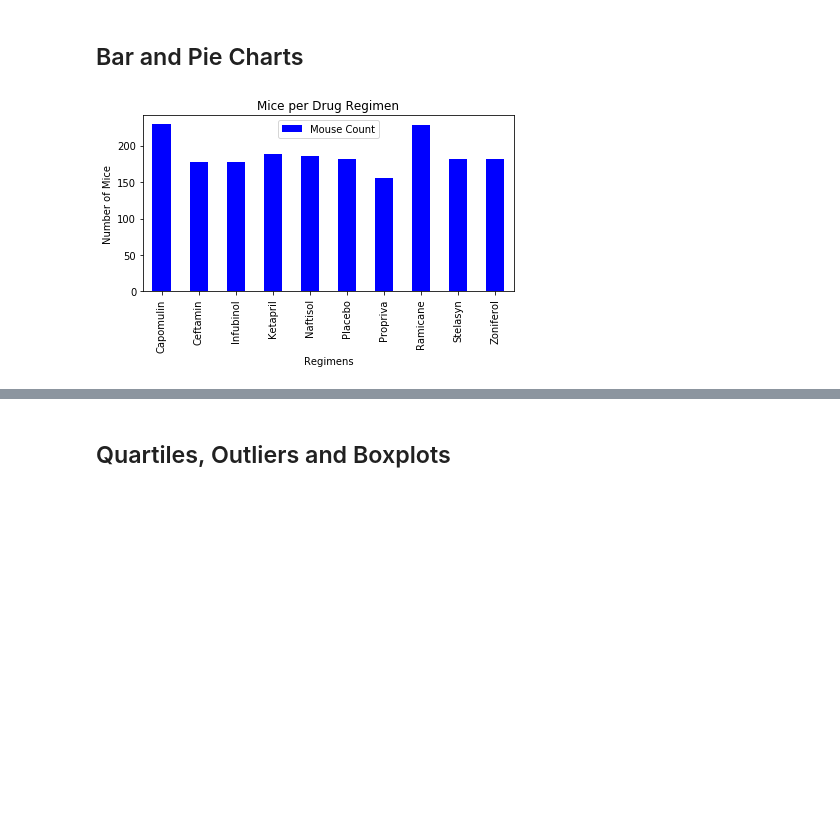
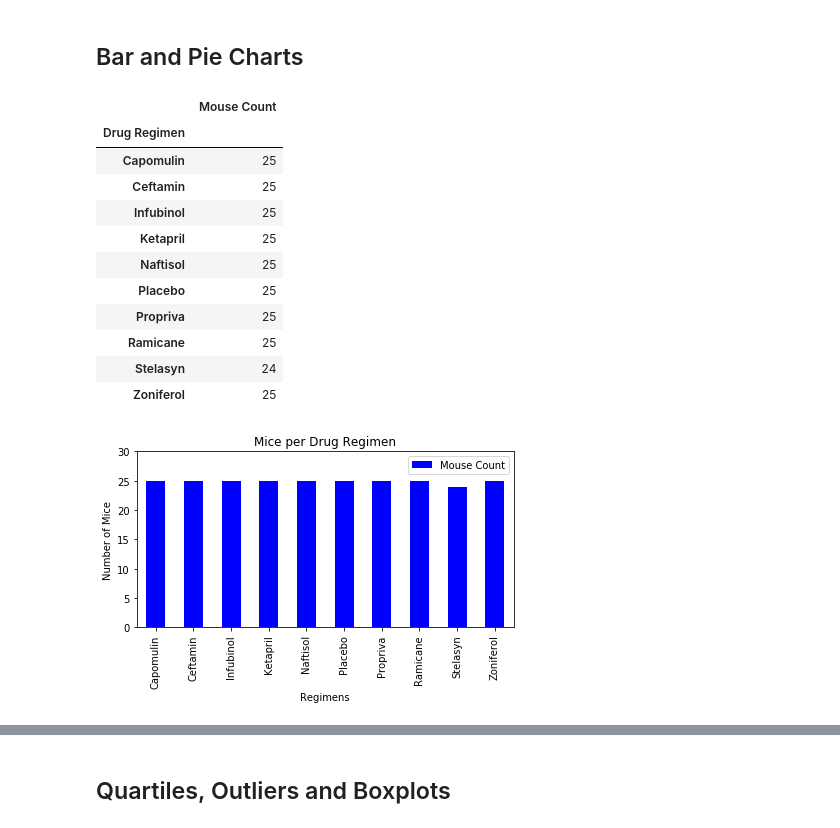
Before and after one commit to JDICKENSON91/Matplotlib_challenge, a Jupyter notebook: pymaceuticals.ipynb, the cells around one changed output, grey strips where cells are left out. Drawn from its saved outputs; the diff is of its cells as text; code cells hidden in the pictures; blank space fills up the shorter version.

```diff
--- a/pymaceuticals.ipynb
+++ b/pymaceuticals.ipynb
@@ -136,17 +140,31 @@ Summary_Statistics
 ## Bar and Pie Charts
 # %%
 # Generate a bar plot showing the total number of mice for each treatment throughout the course of the study using pandas.
-mouse_count = pd.DataFrame(cleaned_list.groupby(['Drug Regimen']).count())
-mouse_count = mouse_count.drop(["Age_months","Weight (g)","Timepoint","Metastatic Sites","Tumor Volume (mm3)","Sex"], axis=1)
+mouse_count = pd.DataFrame(cleaned_list.groupby(['Drug Regimen']).nunique())
+mouse_count = mouse_count.drop(["Age_months","Weight (g)","Timepoint","Metastatic Sites","Tumor Volume (mm3)","Sex","Drug Regimen"], axis=1)
 mouse_count = mouse_count.rename(columns = {"Mouse ID":"Mouse Count"})
 mouse_count_plot = mouse_count.plot(kind="bar",facecolor="blue")
 plt.title("Mice per Drug Regimen")
+plt.ylim(0,30)
 plt.xlabel("Regimens")
 plt.ylabel("Number of Mice")
 plt.tight_layout()
 mouse_count_plot;
+mouse_count
 # %% [output]
+|  | Mouse Count |
+| Drug Regimen |  |
+| Capomulin | 25 |
+| Ceftamin | 25 |
+| Infubinol | 25 |
+| Ketapril | 25 |
+| Naftisol | 25 |
+| Placebo | 25 |
+| Propriva | 25 |
+| Ramicane | 25 |
+| Stelasyn | 24 |
+| Zoniferol | 25 |
-[figure, old version]
+[figure, new version]
 # %%
 # Generate a bar plot showing the total number of mice for each treatment throughout the course of the study using pyplot.
 
```
Also changed, not shown: parts of 7 cells of this notebook.
